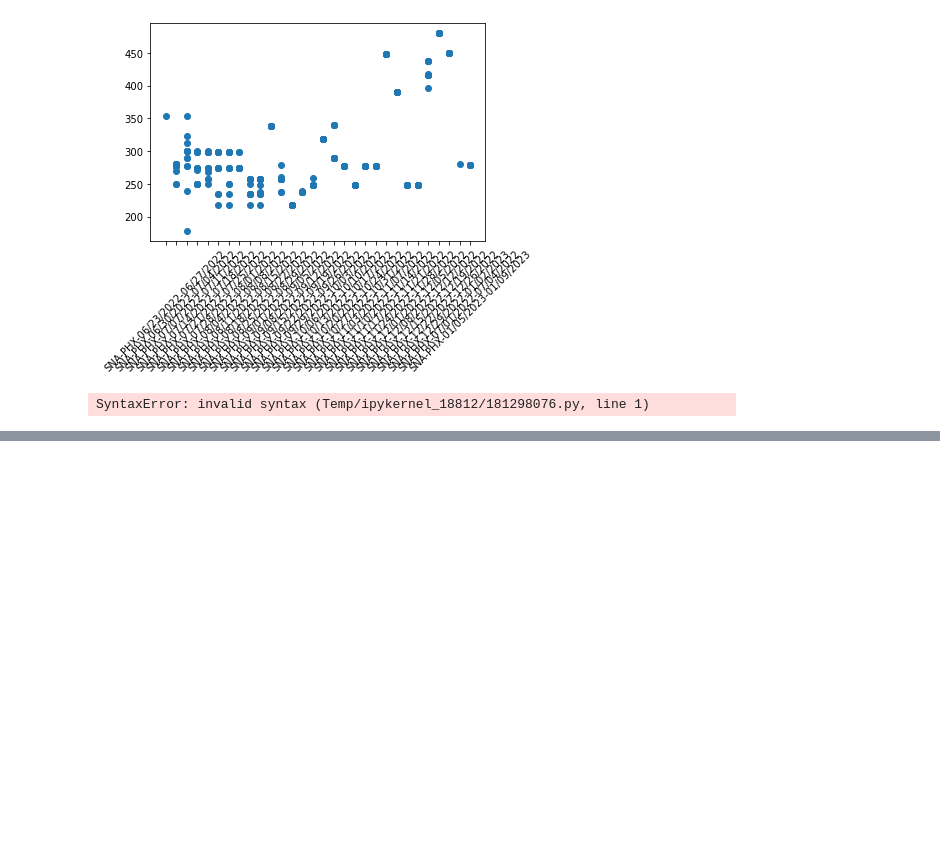
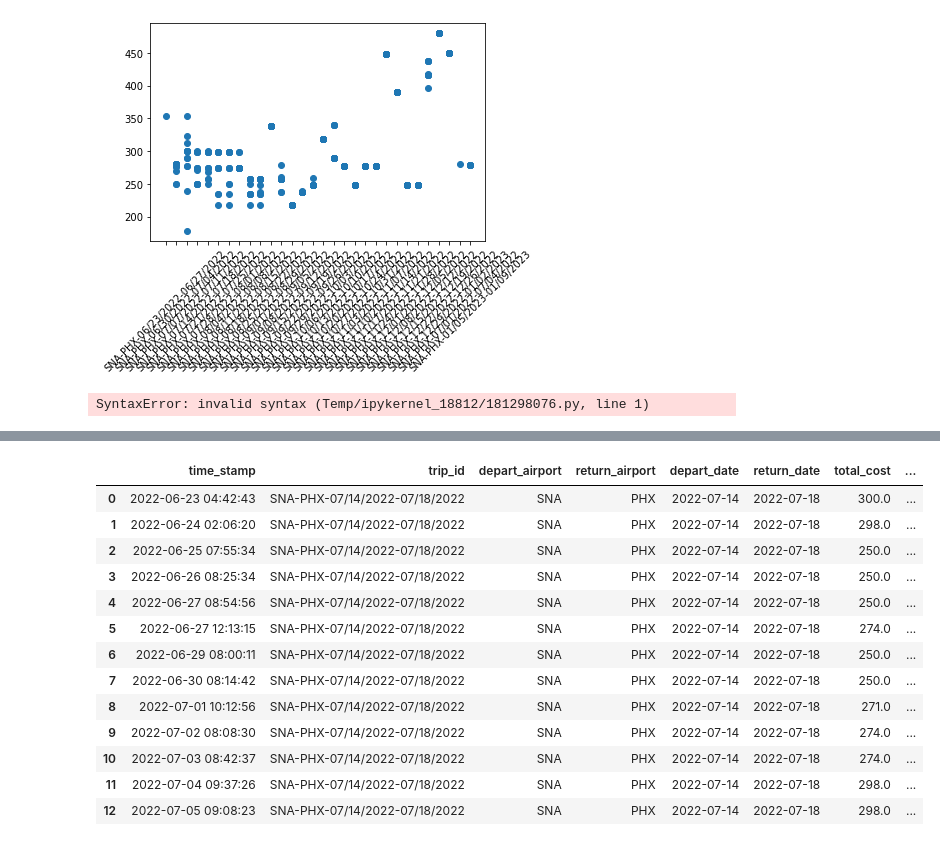
Before and after one commit to ecmorrow1/SWeetDeals, a Jupyter notebook: Merge CSV Attempt.ipynb, the cells around one changed output, grey strips where cells are left out. Cells and saved outputs as stored; diff of their text form; code cells hidden in the pictures; blank space fills up the shorter version.

```diff
--- a/Merge CSV Attempt.ipynb
+++ b/Merge CSV Attempt.ipynb
@@ -183,0 +211,3 @@ SyntaxError: invalid syntax (Temp/ipykernel_18812/181298076.py, line 1)
+# %%
+new_df['depart_date'] = pd.to_datetime(new_df['depart_date'])
+new_df.head()
@@ -183,0 +221,19 @@ SyntaxError: invalid syntax (Temp/ipykernel_18812/181298076.py, line 1)
+# %%
+new_df['days_before_purchase'] = (new_df['depart_date']-new_df['time_stamp']).dt.days
+# %%
+new_df
+# %% [output]
+|  | time_stamp | trip_id | depart_airport | return_airport | depart_date | return_date | total_cost | ... |
+| 0 | 2022-06-23 04:42:43 | SNA-PHX-07/14/2022-07/18/2022 | SNA | PHX | 2022-07-14 | 2022-07-18 | 300.0 | ... |
+| 1 | 2022-06-24 02:06:20 | SNA-PHX-07/14/2022-07/18/2022 | SNA | PHX | 2022-07-14 | 2022-07-18 | 298.0 | ... |
+| 2 | 2022-06-25 07:55:34 | SNA-PHX-07/14/2022-07/18/2022 | SNA | PHX | 2022-07-14 | 2022-07-18 | 250.0 | ... |
+| 3 | 2022-06-26 08:25:34 | SNA-PHX-07/14/2022-07/18/2022 | SNA | PHX | 2022-07-14 | 2022-07-18 | 250.0 | ... |
+| 4 | 2022-06-27 08:54:56 | SNA-PHX-07/14/2022-07/18/2022 | SNA | PHX | 2022-07-14 | 2022-07-18 | 250.0 | ... |
+| 5 | 2022-06-27 12:13:15 | SNA-PHX-07/14/2022-07/18/2022 | SNA | PHX | 2022-07-14 | 2022-07-18 | 274.0 | ... |
+| 6 | 2022-06-29 08:00:11 | SNA-PHX-07/14/2022-07/18/2022 | SNA | PHX | 2022-07-14 | 2022-07-18 | 250.0 | ... |
+| 7 | 2022-06-30 08:14:42 | SNA-PHX-07/14/2022-07/18/2022 | SNA | PHX | 2022-07-14 | 2022-07-18 | 250.0 | ... |
+| 8 | 2022-07-01 10:12:56 | SNA-PHX-07/14/2022-07/18/2022 | SNA | PHX | 2022-07-14 | 2022-07-18 | 271.0 | ... |
+| 9 | 2022-07-02 08:08:30 | SNA-PHX-07/14/2022-07/18/2022 | SNA | PHX | 2022-07-14 | 2022-07-18 | 274.0 | ... |
+| 10 | 2022-07-03 08:42:37 | SNA-PHX-07/14/2022-07/18/2022 | SNA | PHX | 2022-07-14 | 2022-07-18 | 274.0 | ... |
+| 11 | 2022-07-04 09:37:26 | SNA-PHX-07/14/2022-07/18/2022 | SNA | PHX | 2022-07-14 | 2022-07-18 | 298.0 | ... |
+| 12 | 2022-07-05 09:08:23 | SNA-PHX-07/14/2022-07/18/2022 | SNA | PHX | 2022-07-14 | 2022-07-18 | 298.0 | ... |
```
Also changed, not shown: parts of 7 cells of this notebook, 31 other files.
